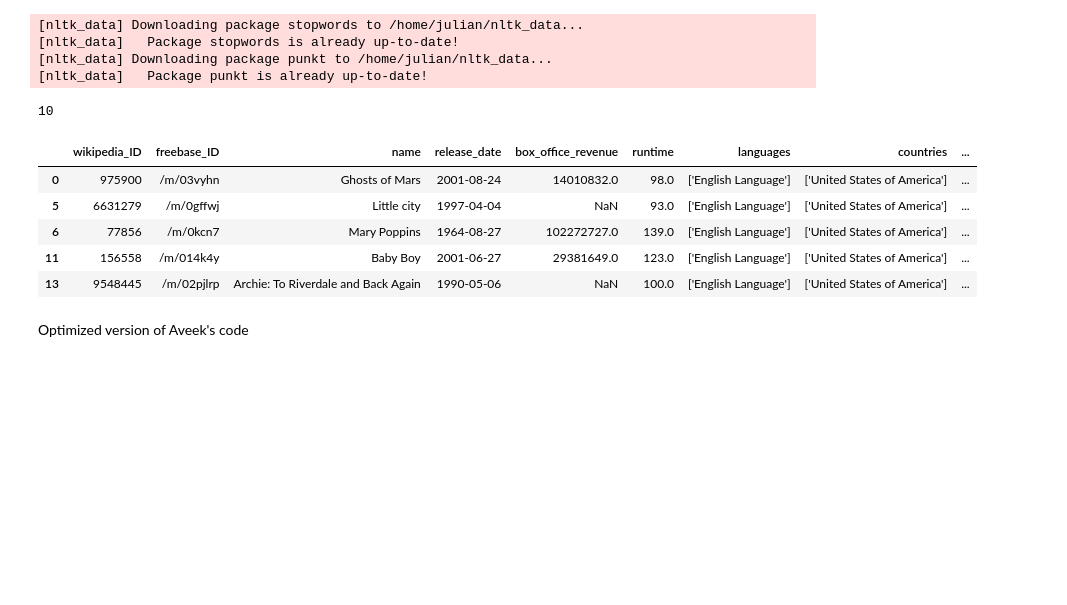
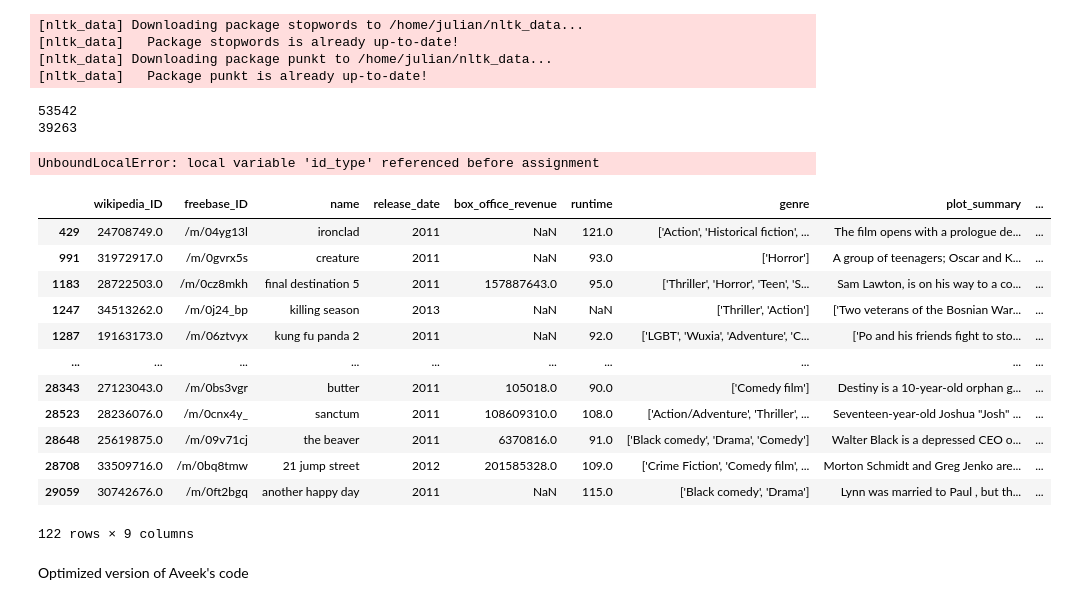
Before and after one commit to epfl-ada/ada-2023-project-badabob, a Jupyter notebook: main_char.ipynb, the cells around one changed output. Cells and saved outputs as stored; diff of their text form; code cells hidden in the pictures; blank space fills up the shorter version.

```diff
--- a/main_char.ipynb
+++ b/main_char.ipynb
@@ -25,19 +25,64 @@ from fuzzywuzzy import process
 [nltk_data]   Package stopwords is already up-to-date!
 [nltk_data] Downloading package punkt to /home/julian/nltk_data...
 [nltk_data]   Package punkt is already up-to-date!
-# %%
-data_folder = './Data/'
-character_metadata = pd.read_csv(data_folder+'character.metadata.tsv', header=None, sep='\t', names=['wikipedia_ID','freebase_ID','release_date', 'character_name', 'actor_birthday', 'actor_gender', 'actor_height', 'actor_ethnicity', 'actor_name' , 'actor_age','freebase_character_actor_mapID', 'freebase_character_ID', 'freebase_actor_ID' ], parse_dates=False)
-df = pd.read_csv(data_folder+'us_movies',sep=',')
-df = df[df['plot_summary'].notna()]
-df = df[0:10]
-print(len(df))
-df.head()
-# %% [output]
-10
-|  | wikipedia_ID | freebase_ID | name | release_date | box_office_revenue | runtime | languages | countries | ... |
-| 0 | 975900 | /m/03vyhn | Ghosts of Mars | 2001-08-24 | 14010832.0 | 98.0 | ['English Language'] | ['United States of America'] | ... |
-| 5 | 6631279 | /m/0gffwj | Little city | 1997-04-04 | NaN | 93.0 | ['English Language'] | ['United States of America'] | ... |
-| 6 | 77856 | /m/0kcn7 | Mary Poppins | 1964-08-27 | 102272727.0 | 139.0 | ['English Language'] | ['United States of America'] | ... |
-| 11 | 156558 | /m/014k4y | Baby Boy | 2001-06-27 | 29381649.0 | 123.0 | ['English Language'] | ['United States of America'] | ... |
-| 13 | 9548445 | /m/02pjlrp | Archie: To Riverdale and Back Again | 1990-05-06 | NaN | 100.0 | ['English Language'] | ['United States of America'] | ... |
+# %%
+# Importing movie and character metadata
+data_folder = './Data/'
+character_metadata = pd.read_csv(data_folder+'characters_data.csv')
+movie_metadata = pd.read_csv(data_folder+'movie_data.csv')
+
+
+def select_elligible_movies_for_main_char_analysis(movie_metadata):
+    # Removing movies without summaries
+    print(len(movie_metadata))
+    elligible_movies = movie_metadata[movie_metadata['plot_summary'].notna()]
+    print(len(elligible_movies))
+
+    # Removing movies with no listed characters
+    movies_with_no_listed_char_wiki_ID = [id for id in elligible_movies['wikipedia_ID'] if character_metadata.loc[character_metadata['wikipedia_ID']==id].empty]
+    movies_with_no_listed_char_IMDB_ID = [id for id in elligible_movies['IMDB_ID'] if character_metadata.loc[character_metadata['IMDB_ID']==id].empty]
+    movies_with_no_listed_char = list(set(movies_with_no_listed_char_wiki_ID).intersection(movies_with_no_listed_char_IMDB_ID))
+    elligible_movies = elligible_movies[~elligible_movies[id_type].isin(movies_with_no_listed_char)]
+    print(len(elligible_movies))
+
+    id_types = ['wikipedia_ID','IMDB_ID']
+    for id_type in id_types:
+        print("loop")
+
+        # Removing movies with characters having name listed as nan
+        movies_with_nan_characters_ID = pd.Series(character_metadata[character_metadata['character_name'].isna()][id_type].unique())
+        movies_with_nan_characters_ID = movies_with_nan_characters_ID.dropna().tolist()
+        elligible_movies = elligible_movies[~elligible_movies[id_type].isin(movies_with_nan_characters_ID)]
+        print(len(elligible_movies))
+
+        # Removing movies with characters having gender listed as nan
+        movies_with_nan_genders_ID = pd.Series(character_metadata[character_metadata['actor_gender'].isna()][id_type].unique())
+        movies_with_nan_genders_ID = movies_with_nan_genders_ID.dropna().tolist()
+        elligible_movies = elligible_movies[~elligible_movies[id_type].isin(movies_with_nan_genders_ID)]
+        print(len(elligible_movies))
+
+    return elligible_movies
+# %%
+elligible_movies = select_elligible_movies_for_main_char_analysis(movie_metadata)
+df = elligible_movies.sample(n=20)
+df.head(20)
+# %% [output]
+53542
+39263
+UnboundLocalError: local variable 'id_type' referenced before assignment
+# %%
+elligible_movies.head(122)
+# %% [output]
+|  | wikipedia_ID | freebase_ID | name | release_date | box_office_revenue | runtime | genre | plot_summary | ... |
+| 429 | 24708749.0 | /m/04yg13l | ironclad | 2011 | NaN | 121.0 | ['Action', 'Historical fiction', ... | The film opens with a prologue de... | ... |
+| 991 | 31972917.0 | /m/0gvrx5s | creature | 2011 | NaN | 93.0 | ['Horror'] | A group of teenagers; Oscar and K... | ... |
+| 1183 | 28722503.0 | /m/0cz8mkh | final destination 5 | 2011 | 157887643.0 | 95.0 | ['Thriller', 'Horror', 'Teen', 'S... | Sam Lawton, is on his way to a co... | ... |
+| 1247 | 34513262.0 | /m/0j24_bp | killing season | 2013 | NaN | NaN | ['Thriller', 'Action'] | ['Two veterans of the Bosnian War... | ... |
+| 1287 | 19163173.0 | /m/06ztvyx | kung fu panda 2 | 2011 | NaN | 92.0 | ['LGBT', 'Wuxia', 'Adventure', 'C... | ['Po and his friends fight to sto... | ... |
+| ... | ... | ... | ... | ... | ... | ... | ... | ... | ... |
+| 28343 | 27123043.0 | /m/0bs3vgr | butter | 2011 | 105018.0 | 90.0 | ['Comedy film'] | Destiny is a 10-year-old orphan g... | ... |
+| 28523 | 28236076.0 | /m/0cnx4y_ | sanctum | 2011 | 108609310.0 | 108.0 | ['Action/Adventure', 'Thriller', ... | Seventeen-year-old Joshua "Josh" ... | ... |
+| 28648 | 25619875.0 | /m/09v71cj | the beaver | 2011 | 6370816.0 | 91.0 | ['Black comedy', 'Drama', 'Comedy'] | Walter Black is a depressed CEO o... | ... |
+| 28708 | 33509716.0 | /m/0bq8tmw | 21 jump street | 2012 | 201585328.0 | 109.0 | ['Crime Fiction', 'Comedy film', ... | Morton Schmidt and Greg Jenko are... | ... |
+| 29059 | 30742676.0 | /m/0ft2bgq | another happy day | 2011 | NaN | 115.0 | ['Black comedy', 'Drama'] | Lynn was married to Paul , but th... | ... |
+122 rows × 9 columns
```
Also changed, not shown: parts of 5 cells of this notebook.
